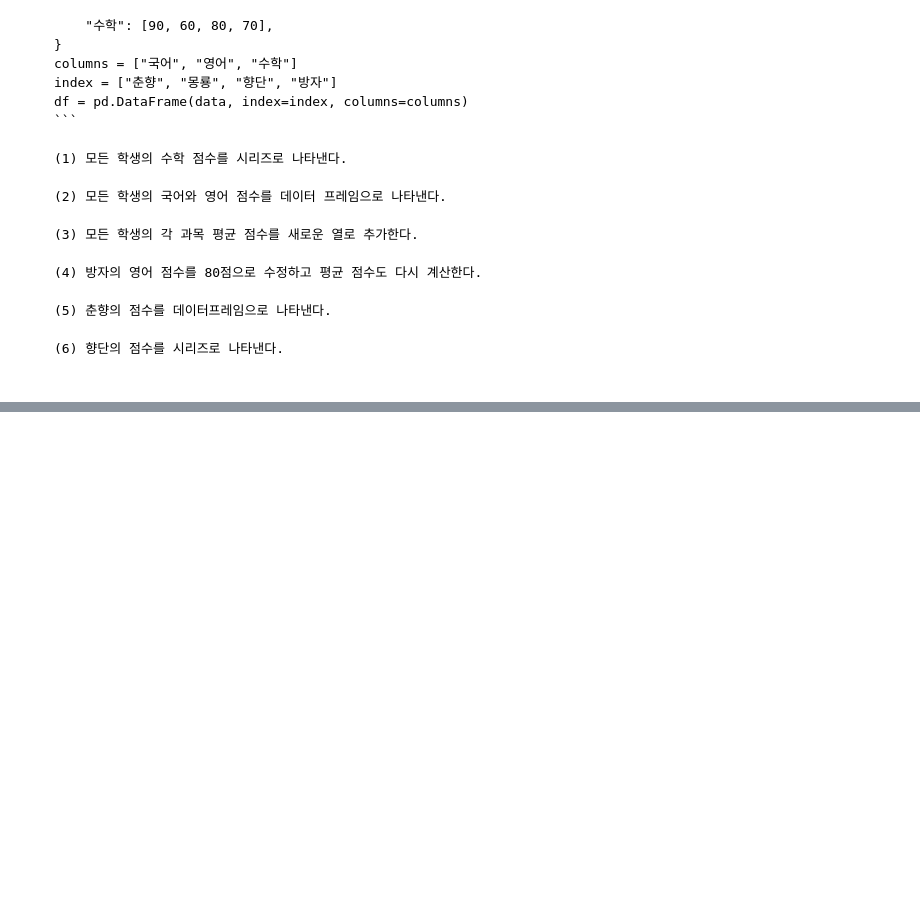
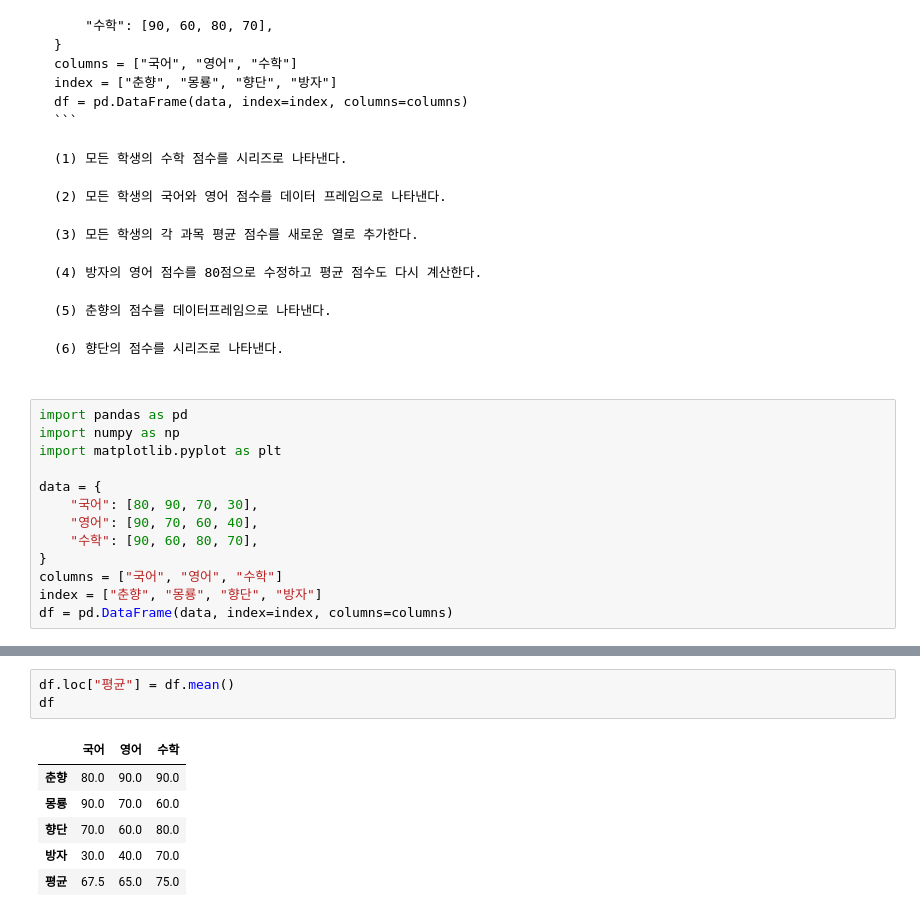
Before and after one commit to SWeat-python-weekend-study/Yeongbeom-Song, a Jupyter notebook: 210221-1.ipynb, the cells around one changed output, grey strips where cells are left out. Cells and saved outputs as stored; diff of their text form; blank space fills up the shorter version.

`````diff
--- a/210221-1.ipynb
+++ b/210221-1.ipynb
@@ -643,3 +699,16 @@ df = pd.DataFrame(data, index=index, columns=columns)
 (6) 향단의 점수를 시리즈로 나타낸다.
 
 ````
+# %%
+import pandas as pd
+import numpy as np
+import matplotlib.pyplot as plt
+
+data = {
+    "국어": [80, 90, 70, 30],
+    "영어": [90, 70, 60, 40],
+    "수학": [90, 60, 80, 70],
+}
+columns = ["국어", "영어", "수학"]
+index = ["춘향", "몽룡", "향단", "방자"]
+df = pd.DataFrame(data, index=index, columns=columns)
@@ -645,0 +731,10 @@ df = pd.DataFrame(data, index=index, columns=columns)
+# %%
+df.loc["평균"] = df.mean()
+df
+# %% [output]
+|  | 국어 | 영어 | 수학 |
+| 춘향 | 80.0 | 90.0 | 90.0 |
+| 몽룡 | 90.0 | 70.0 | 60.0 |
+| 향단 | 70.0 | 60.0 | 80.0 |
+| 방자 | 30.0 | 40.0 | 70.0 |
+| 평균 | 67.5 | 65.0 | 75.0 |
`````
Also changed, not shown: parts of 7 cells of this notebook.
